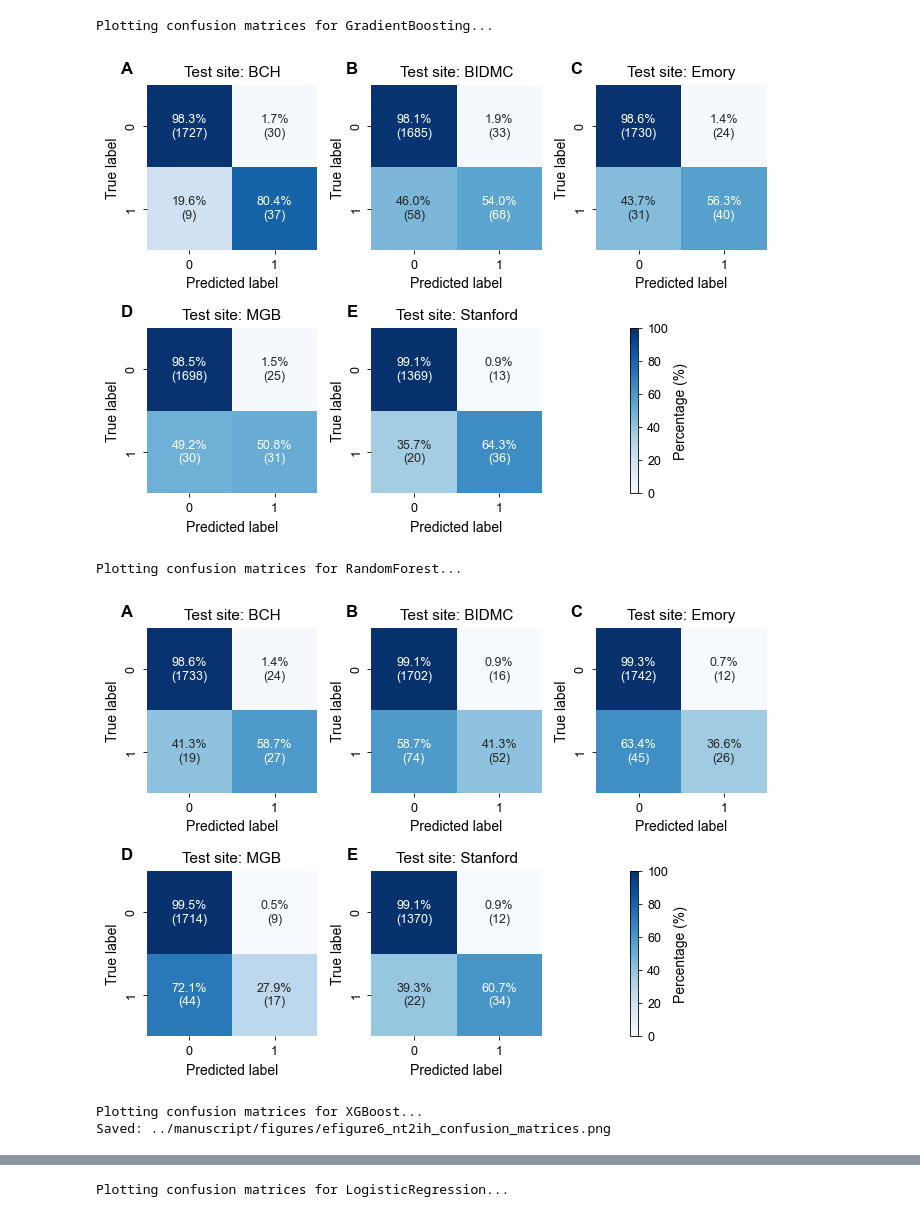
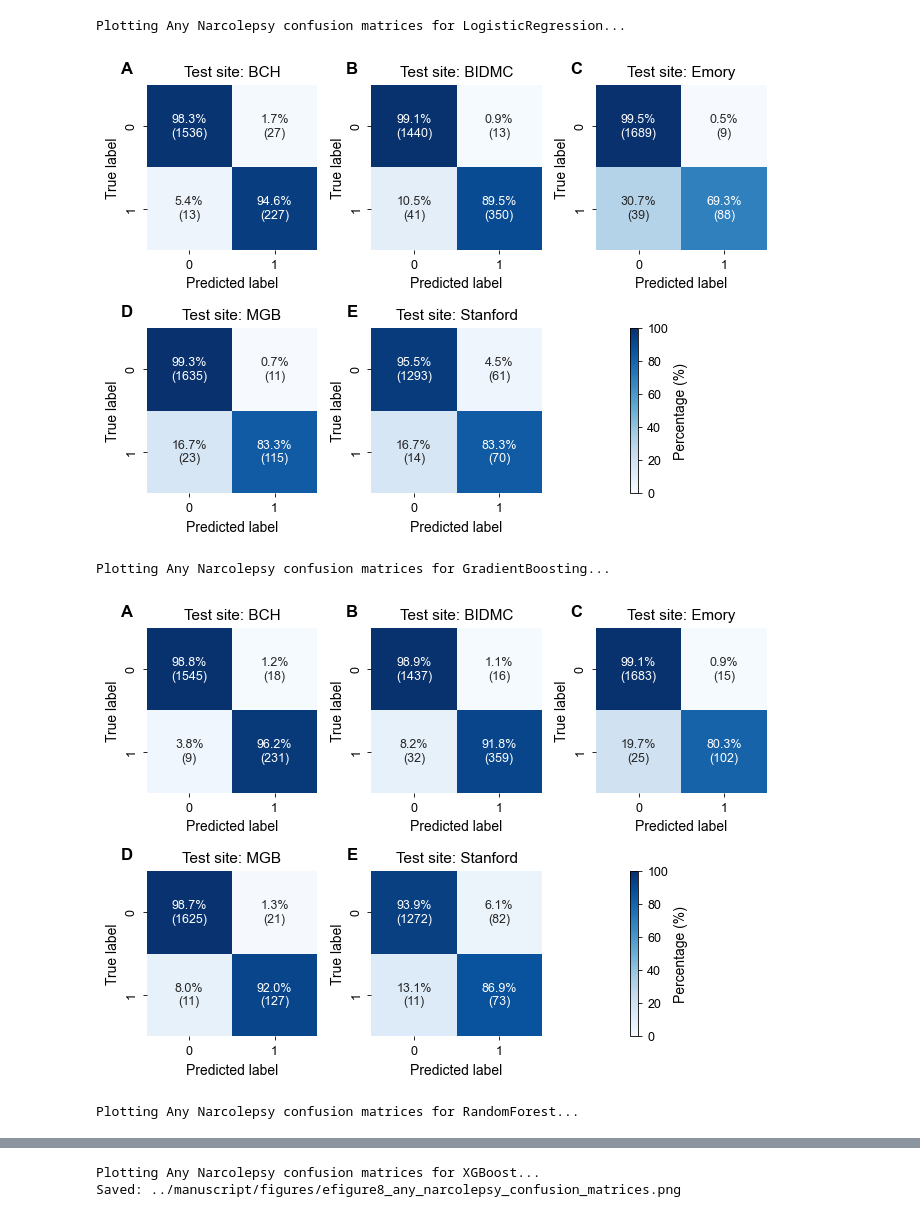
Before and after one commit to bdsp-core/NAX-Narcolepsy, a Jupyter notebook: paper_figures/confusion_matrices.ipynb, the cells around one changed output, grey strips where cells are left out. Saved outputs shown, nothing was run; the diff lists cells and outputs as text; code cells hidden in the pictures.

```diff
--- a/paper_figures/confusion_matrices.ipynb
+++ b/paper_figures/confusion_matrices.ipynb
@@ -172,28 +164,8 @@ Plotting confusion matrices for LogisticRegression...
 # %%
-# Load all your models
-rf_models = {}
-xgb_models = {}
-gb_models = {}
-lr_models = {}
-
-results_dir = DATA_DIR / 'results/nt2ih_vs_others'
-
-for m in glob(str(results_dir / 'fold_models_GradientBoosting/*.pkl')):
-    gb_models[m.split('/')[-1].split('_')[-1].split('.')[0]] = joblib.load(m)
-
-for m in glob(str(results_dir / 'fold_models_RandomForest/*.pkl')):
-    rf_models[m.split('/')[-1].split('_')[-1].split('.')[0]] = joblib.load(m)
-
-for m in glob(str(results_dir / 'fold_models_XGBoost/*.pkl')):
-    xgb_models[m.split('/')[-1].split('_')[-1].split('.')[0]] = joblib.load(m)
-
-for m in glob(str(results_dir / 'fold_models_LogisticRegression/*.pkl')):
-    lr_models[m.split('/')[-1].split('_')[-1].split('.')[0]] = joblib.load(m)
-
-# Compare all three
-model_comparison = {
-    'GradientBoosting': gb_models,
-    'RandomForest': rf_models,
-    'XGBoost': xgb_models,
-    'LogisticRegression': lr_models
-}
+# Best NT2/IH model is XGBoost (eFigure 7)
+for model_name, models in all_task_models['nt2ih'].items():
+    save_path = None
+    if model_name == 'XGBoost':
+        save_path = MANUSCRIPT_FIG_DIR / 'efigure7_nt2ih_confusion_matrices.png'
+    print(f'Plotting NT2/IH confusion matrices for {model_name}...')
+    plot_confusion_matrices(models, features, site_mapping, 'nt2ih', save_path=save_path)
@@ -200,15 +182,14 @@ model_comparison = {
 # %%
-# Best NT2/IH model is XGBoost (eFigure 6)
-for model_name, models in model_comparison.items():
+# Best Any Narcolepsy model is XGBoost (eFigure 8)
+for model_name, models in all_task_models['any_narcolepsy'].items():
     save_path = None
     if model_name == 'XGBoost':
-        save_path = MANUSCRIPT_FIG_DIR / 'efigure6_nt2ih_confusion_matrices.png'
-    print(f'Plotting confusion matrices for {model_name}...')
-    plot_confusion_matrices(models, features, site_mapping, 'nt2ih', save_path=save_path)
+        save_path = MANUSCRIPT_FIG_DIR / 'efigure8_any_narcolepsy_confusion_matrices.png'
+    print(f'Plotting Any Narcolepsy confusion matrices for {model_name}...')
+    plot_confusion_matrices(models, features, site_mapping, 'any_narcolepsy', save_path=save_path)
 # %% [output]
-Plotting confusion matrices for GradientBoosting...
+Plotting Any Narcolepsy confusion matrices for LogisticRegression...
-[figure, old version]
+[figure, new version]
-Plotting confusion matrices for RandomForest...
+Plotting Any Narcolepsy confusion matrices for GradientBoosting...
-[figure, old version]
+[figure, new version]
-Plotting confusion matrices for XGBoost...
-Saved: ../manuscript/figures/efigure6_nt2ih_confusion_matrices.png
+Plotting Any Narcolepsy confusion matrices for RandomForest...
@@ -216 +197,2 @@ Saved: ../manuscript/figures/efigure6_nt2ih_confusion_matrices.png
-Plotting confusion matrices for LogisticRegression...
+Plotting Any Narcolepsy confusion matrices for XGBoost...
+Saved: ../manuscript/figures/efigure8_any_narcolepsy_confusion_matrices.png
```
Also changed, not shown: parts of 6 cells of this notebook, 52 other files.
